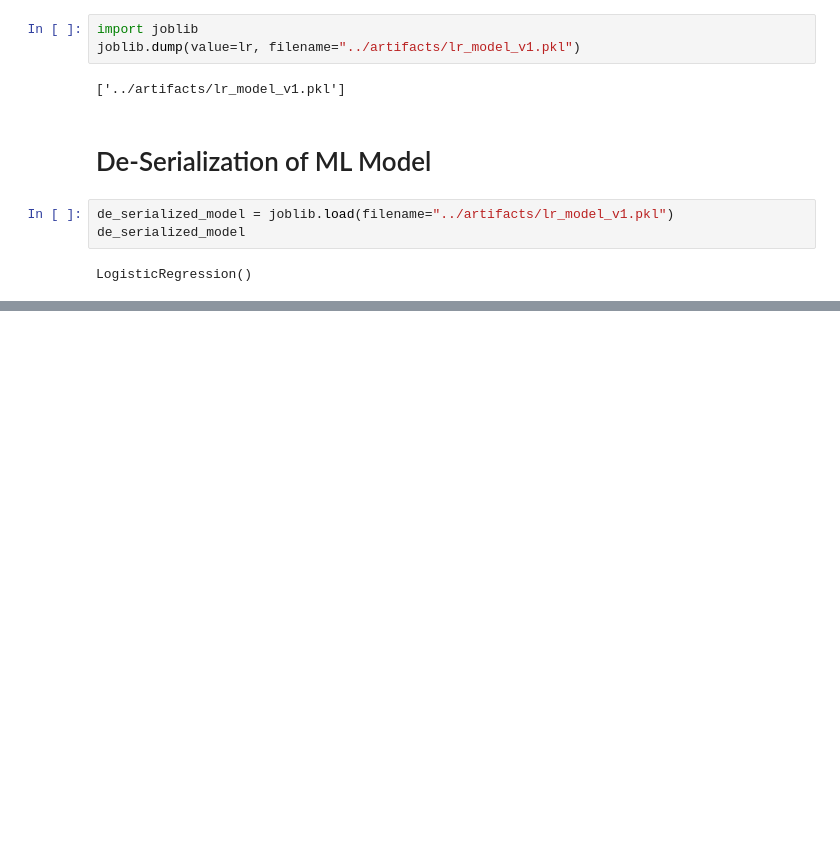
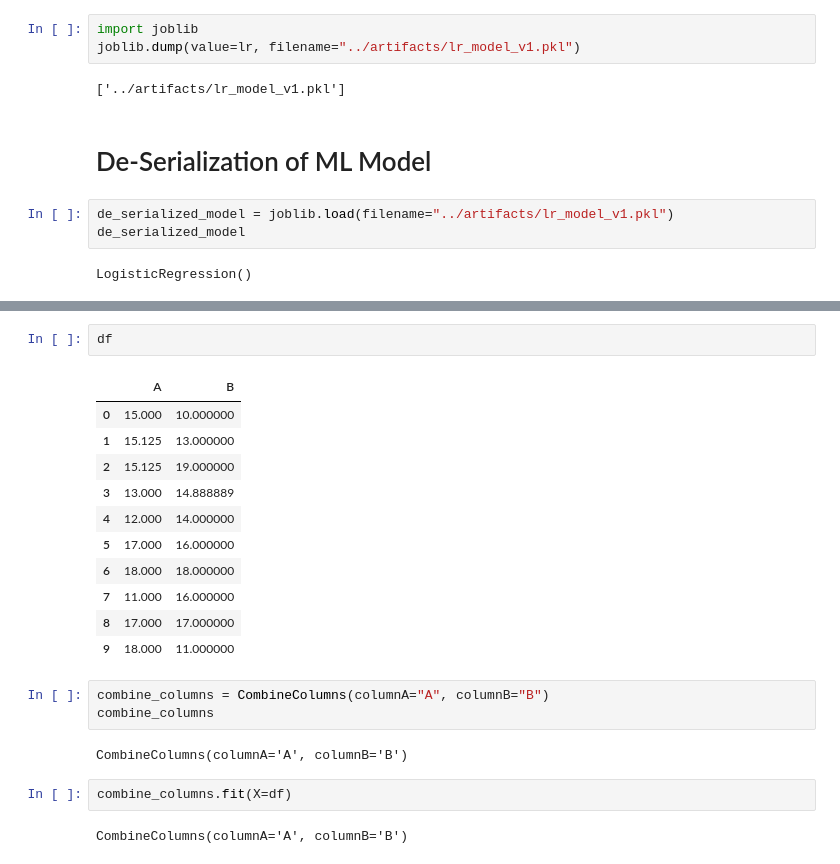
Before and after one commit to subratamondal1/automated_loan_eligibility_classification, a Jupyter notebook: notebook/loan_eligibility.ipynb, the cells around one changed output, grey strips where cells are left out. Cells and saved outputs as stored; diff of their text form; blank space fills up the shorter version.

```diff
--- a/notebook/loan_eligibility.ipynb
+++ b/notebook/loan_eligibility.ipynb
@@ -420,0 +625,23 @@ print(lr.coef_)
+# %%
+df
+# %% [output]
+|  | A | B |
+| 0 | 15.000 | 10.000000 |
+| 1 | 15.125 | 13.000000 |
+| 2 | 15.125 | 19.000000 |
+| 3 | 13.000 | 14.888889 |
+| 4 | 12.000 | 14.000000 |
+| 5 | 17.000 | 16.000000 |
+| 6 | 18.000 | 18.000000 |
+| 7 | 11.000 | 16.000000 |
+| 8 | 17.000 | 17.000000 |
+| 9 | 18.000 | 11.000000 |
+# %%
+combine_columns = CombineColumns(columnA="A", columnB="B")
+combine_columns
+# %% [output]
+CombineColumns(columnA='A', columnB='B')
+# %%
+combine_columns.fit(X=df)
+# %% [output]
+CombineColumns(columnA='A', columnB='B')
```
Also changed, not shown: parts of 47 cells of this notebook, 5 other files.
